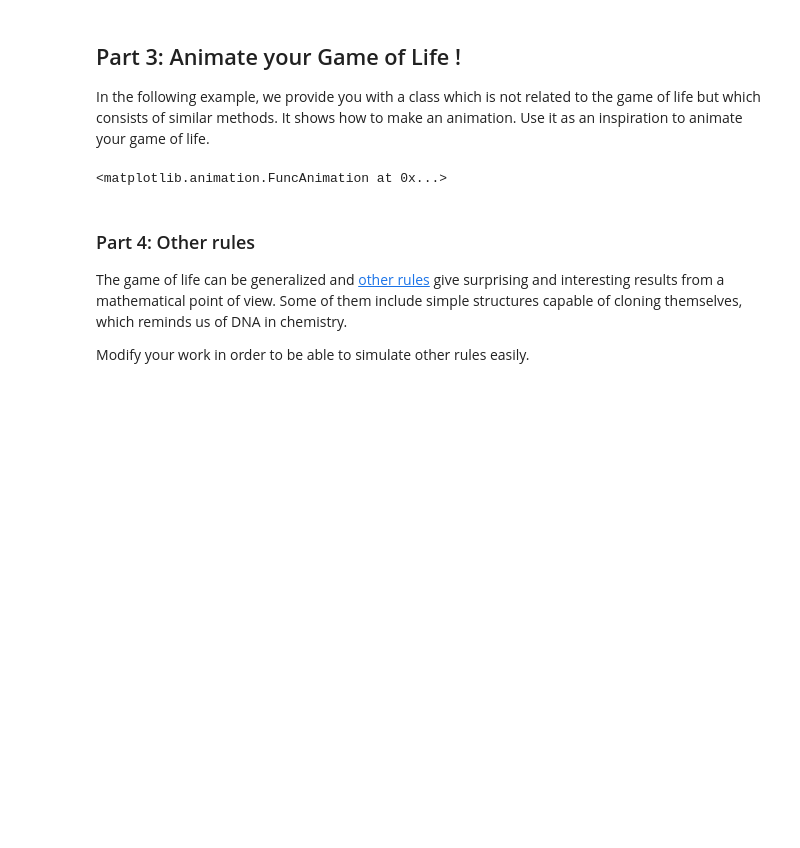
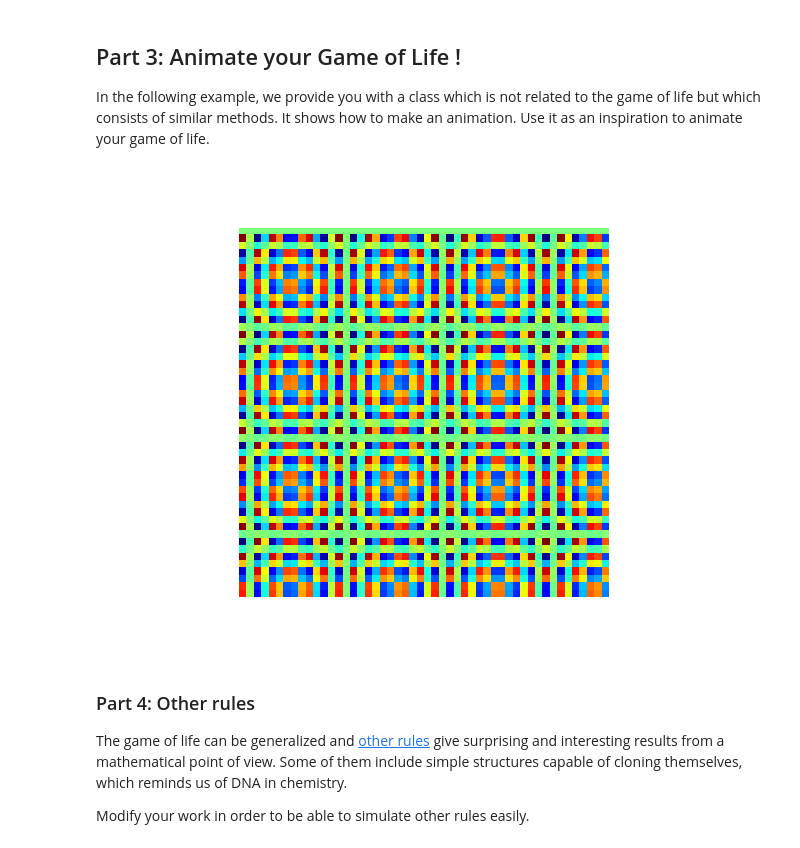
Before and after one commit to lcharleux/MCTR801, a Jupyter notebook: notebooks/2425/tutorial1_game_of_life/session1-2/game_of_life_tutorial.ipynb, the cells around one changed output. Saved outputs shown, nothing was run; the diff lists cells and outputs as text; code cells hidden in the pictures; blank space fills up the shorter version.

Commit message:
Added animation

```diff
--- a/notebooks/2425/tutorial1_game_of_life/session1-2/game_of_life_tutorial.ipynb
+++ b/notebooks/2425/tutorial1_game_of_life/session1-2/game_of_life_tutorial.ipynb
@@ -235,49 +235,27 @@ array([[0, 1, 1, 0, 0, 0, 0],
 
 In the following example, we provide you with a class which is not related to the game of life but which consists of similar methods. It shows how to make an animation. Use it as an inspiration to animate your game of life.
 # %%
-class AliasingImage:
-    """
-    Creates a aliasing illusion.
-    """
-
-    def __init__(self, size=(5, 5), depth=8):
-        self.size = size
-        self.depth = depth
-        lx, ly = size
-        x = np.arange(lx)
-        y = np.arange(ly)
-        self.f = 1.0
-        self.df = 0.07
-        self.X, self.Y = np.meshgrid(x, y)
-        self.evolve()
-
-    def evolve(self):
-        """
-        Randomizes the image
-        """
-        f = self.f
-        self.image = np.cos(2 * f * self.X) * np.sin(2 * f * self.Y)
-        self.f += self.df
-
-
-ri = AliasingImage(size=(50, 50))
+cells = np.random.randint(2, size=(100,100))
+S = [1]
+B = [1,2,3]
+g = GoL(cells, S=S, B=B)
 
 
 def updatefig(*args):
-    ri.evolve()
-    im.set_array(ri.image)
+    g.play()
+    im.set_array(g.cells)
     return (im,)
 
 
 fig, ax = plt.subplots()
 ax.axis("off")
-im = plt.imshow(ri.image, interpolation="nearest", cmap=cm.gray, animated=True)
+im = plt.imshow(ri.image, interpolation="nearest", cmap=cm.jet, animated=True)
 anim = animation.FuncAnimation(fig, updatefig, frames=40, interval=50, blit=True)
-# plt.show()
-plt.close()
-anim
+plt.show()
+#plt.close()
+#anim
 # %% [output]
-<matplotlib.animation.FuncAnimation at 0x...>
+[figure, added]
 # %% [markdown]
 ### Part 4: Other rules
 
```
